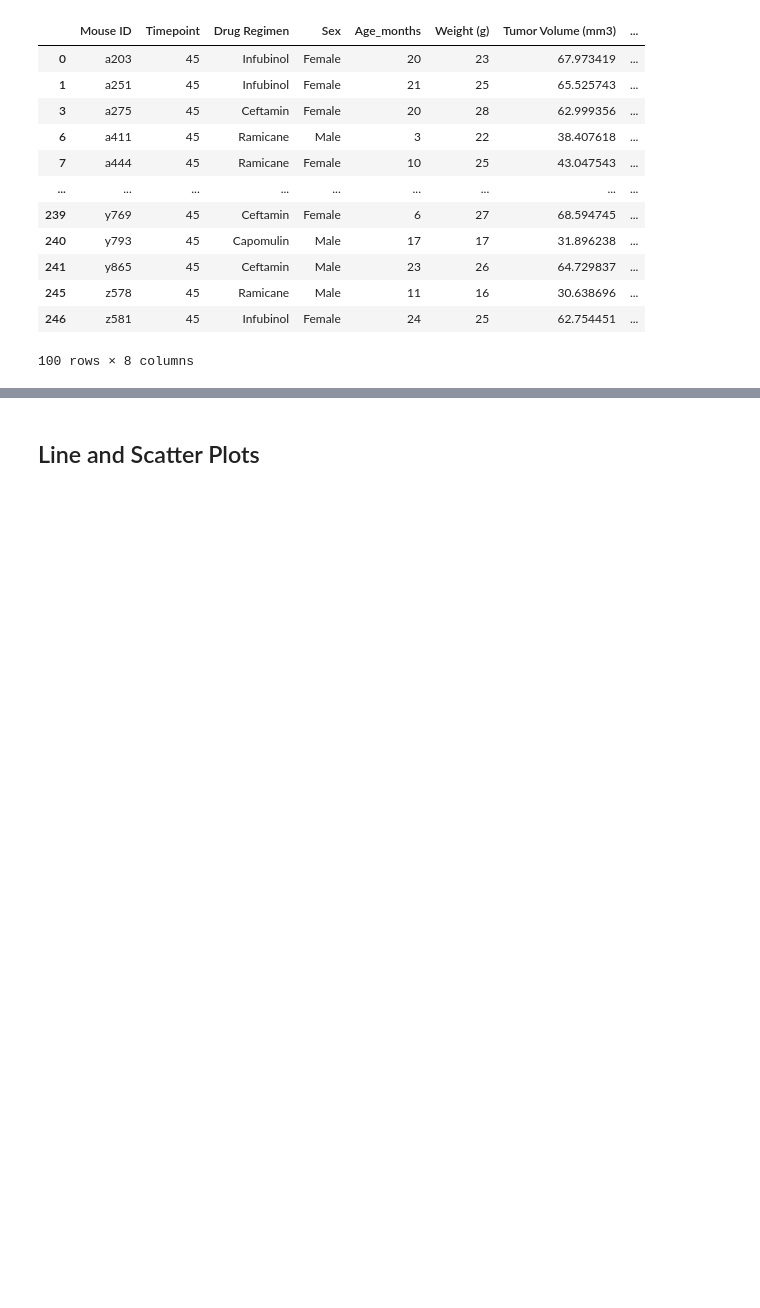
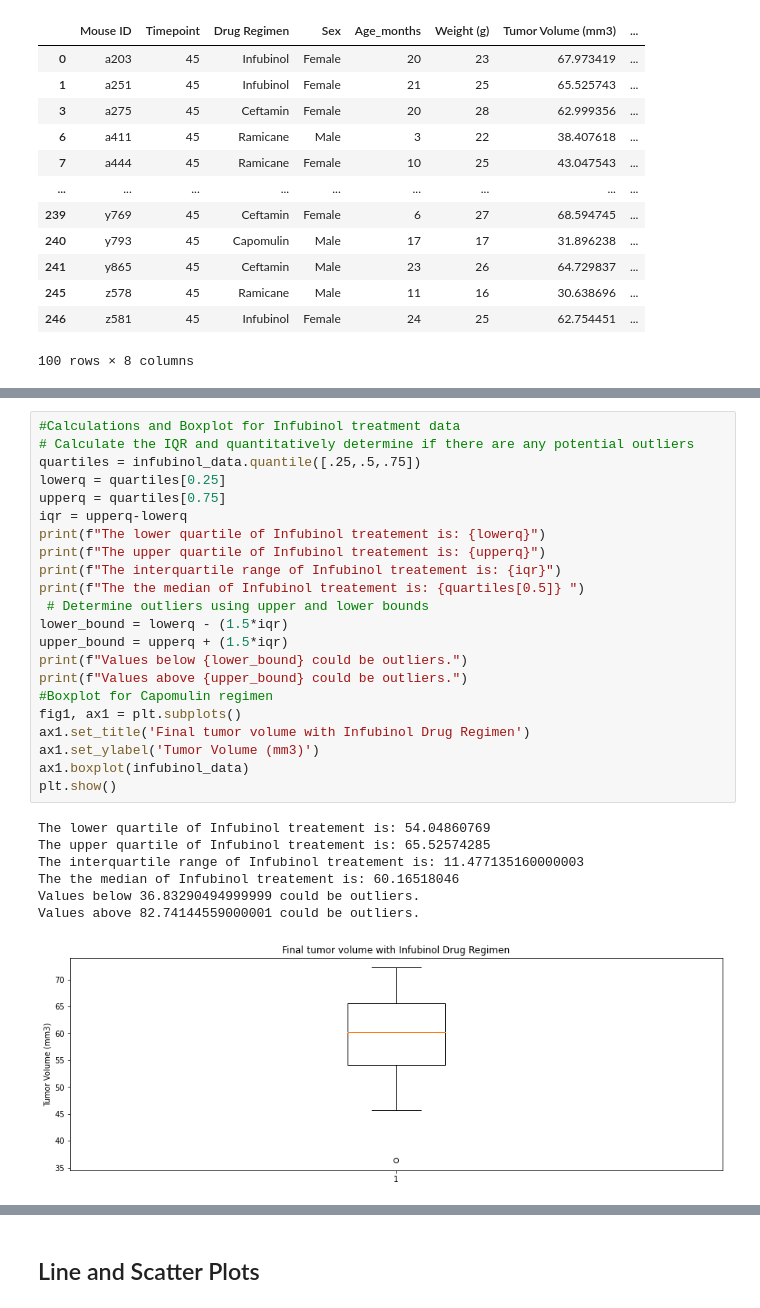
Before and after one commit to VijetaPuthran/Matplotlib, a Jupyter notebook: Pymaceuticals/pymaceuticals_starter.ipynb, the cells around one changed output, grey strips where cells are left out. Cells and saved outputs as stored; diff of their text form; blank space fills up the shorter version.

```diff
--- a/Pymaceuticals/pymaceuticals_starter.ipynb
+++ b/Pymaceuticals/pymaceuticals_starter.ipynb
@@ -342,0 +354,30 @@ Name: Tumor Volume (mm3), dtype: int64
+# %%
+#Calculations and Boxplot for Infubinol treatment data
+# Calculate the IQR and quantitatively determine if there are any potential outliers
+quartiles = infubinol_data.quantile([.25,.5,.75])
+lowerq = quartiles[0.25]
+upperq = quartiles[0.75]
+iqr = upperq-lowerq
+print(f"The lower quartile of Infubinol treatement is: {lowerq}")
+print(f"The upper quartile of Infubinol treatement is: {upperq}")
+print(f"The interquartile range of Infubinol treatement is: {iqr}")
+print(f"The the median of Infubinol treatement is: {quartiles[0.5]} ")
+ # Determine outliers using upper and lower bounds
+lower_bound = lowerq - (1.5*iqr)
+upper_bound = upperq + (1.5*iqr)
+print(f"Values below {lower_bound} could be outliers.")
+print(f"Values above {upper_bound} could be outliers.")
+#Boxplot for Capomulin regimen
+fig1, ax1 = plt.subplots()
+ax1.set_title('Final tumor volume with Infubinol Drug Regimen')
+ax1.set_ylabel('Tumor Volume (mm3)')
+ax1.boxplot(infubinol_data)
+plt.show()
+# %% [output]
+The lower quartile of Infubinol treatement is: 54.04860769
+The upper quartile of Infubinol treatement is: 65.52574285
+The interquartile range of Infubinol treatement is: 11.477135160000003
+The the median of Infubinol treatement is: 60.16518046
+Values below 36.83290494999999 could be outliers.
+Values above 82.74144559000001 could be outliers.
+[figure, added]
```
Also changed, not shown: parts of 7 cells of this notebook.
